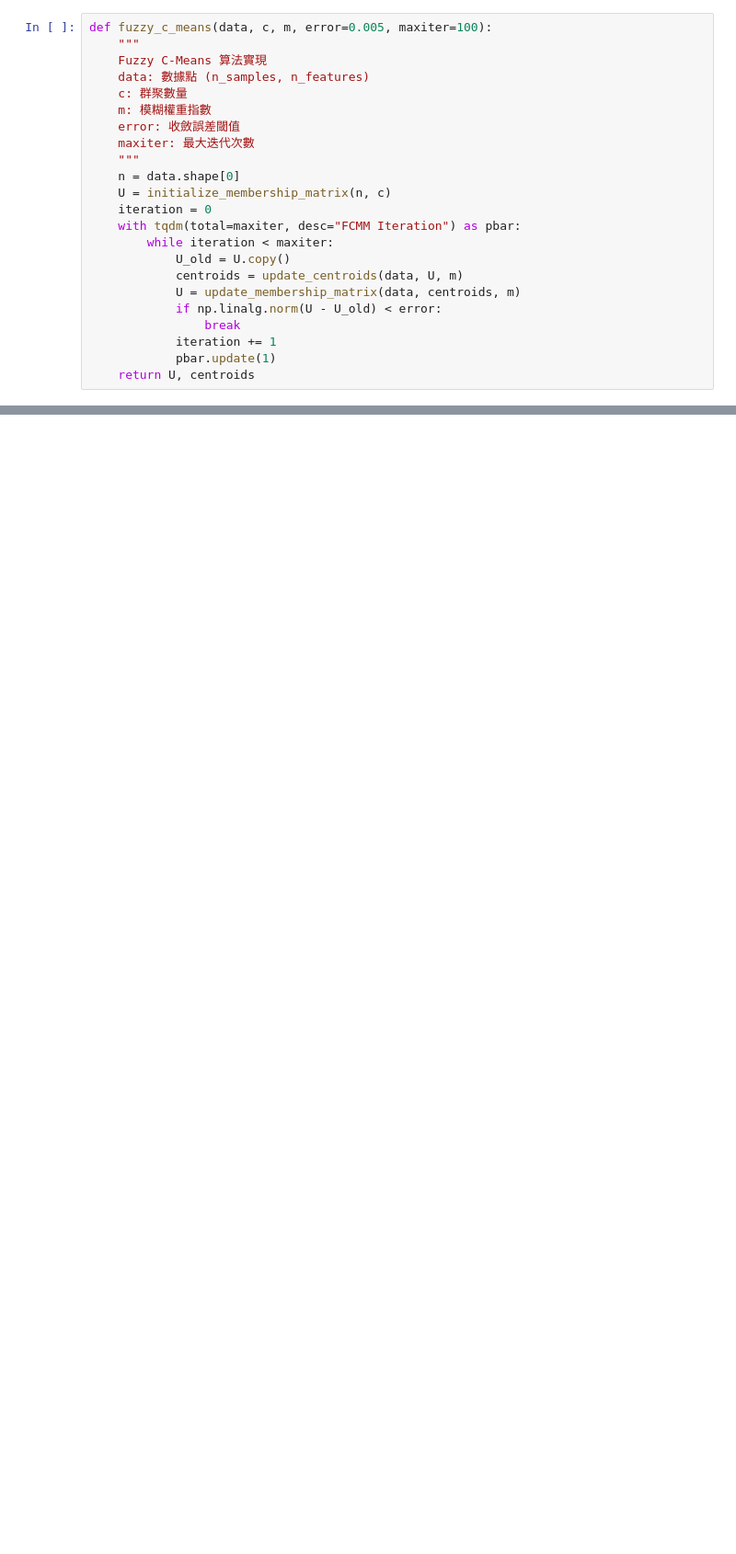
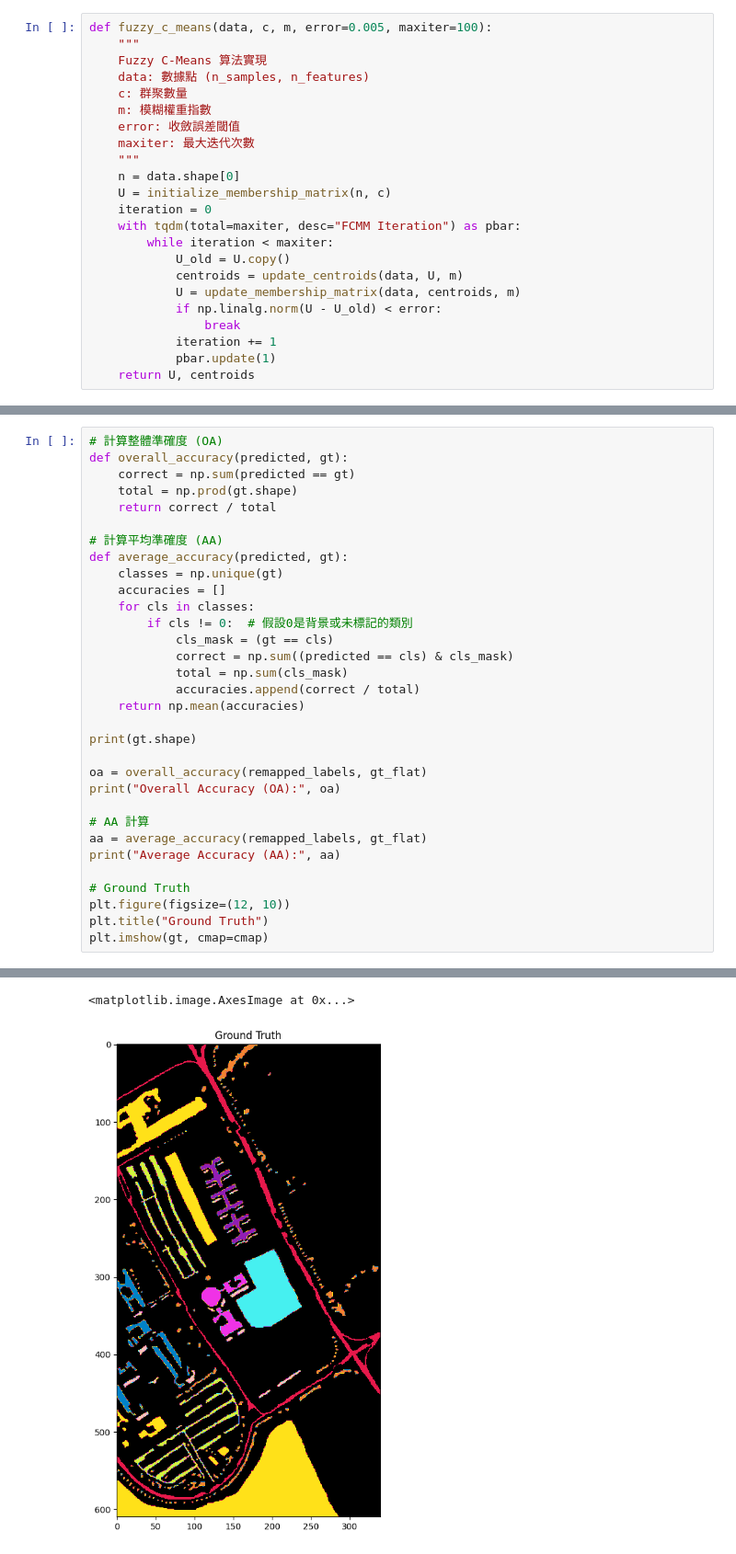
Before and after one commit to DFeng0215/FCMM, a Jupyter notebook: PU_FCM.ipynb, the cells around one changed output, grey strips where cells are left out. Shown: that part at 92% size. Saved outputs shown, nothing was run; the diff lists cells and outputs as text; blank space fills up the shorter version.

```diff
--- a/PU_FCM.ipynb
+++ b/PU_FCM.ipynb
@@ -158,0 +172,33 @@ Accuracy: 23.68%
+# %%
+# 計算整體準確度 (OA)
+def overall_accuracy(predicted, gt):
+    correct = np.sum(predicted == gt)
+    total = np.prod(gt.shape)
+    return correct / total
+
+# 計算平均準確度 (AA)
+def average_accuracy(predicted, gt):
+    classes = np.unique(gt)
+    accuracies = []
+    for cls in classes:
+        if cls != 0:  # 假設0是背景或未標記的類別
+            cls_mask = (gt == cls)
+            correct = np.sum((predicted == cls) & cls_mask)
+            total = np.sum(cls_mask)
+            accuracies.append(correct / total)
+    return np.mean(accuracies)
+
+print(gt.shape)
+
+oa = overall_accuracy(remapped_labels, gt_flat)
+print("Overall Accuracy (OA):", oa)
+
+# AA 計算
+aa = average_accuracy(remapped_labels, gt_flat)
+print("Average Accuracy (AA):", aa)
+
+# Ground Truth
+plt.figure(figsize=(12, 10))
+plt.title("Ground Truth")
+plt.imshow(gt, cmap=cmap)
+# %% [output]
@@ -158,0 +208,2 @@ Accuracy: 23.68%
+<matplotlib.image.AxesImage at 0x...>
+[figure, added]
```
Also changed, not shown: parts of 4 cells of this notebook, 5 other files.
